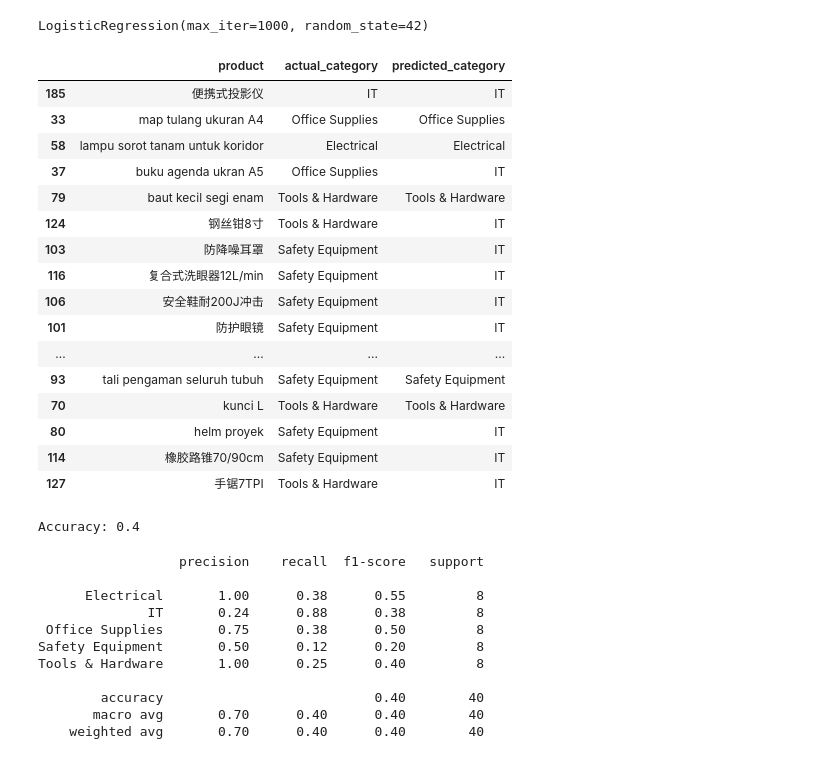
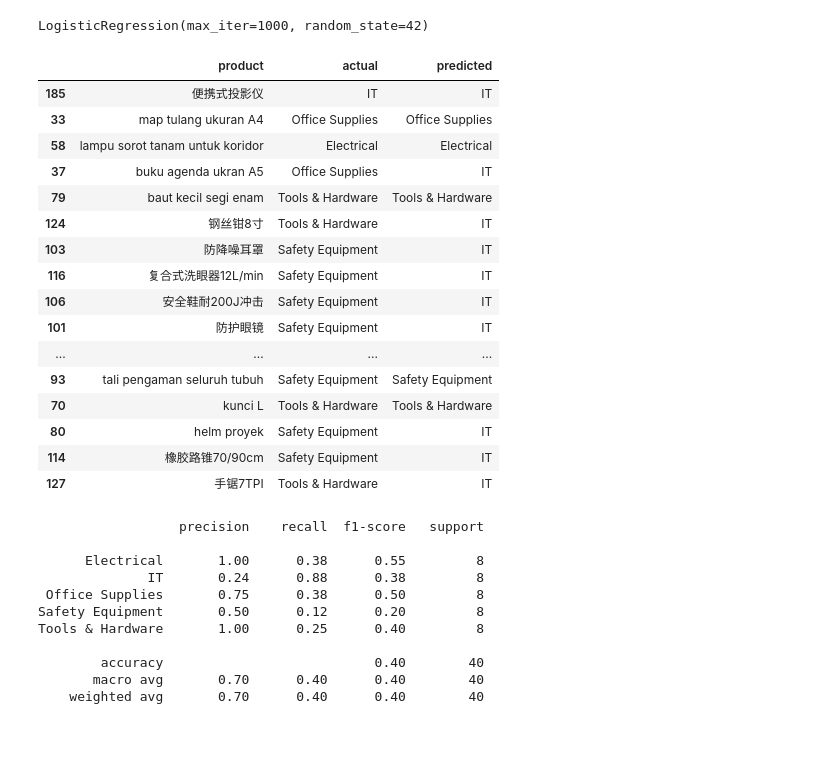
Before and after one commit to annisatzky-tech/chinese-indonesian-product-classification, a Jupyter notebook: notebooks/02_baseline_model.ipynb, the cells around one changed output. Drawn from its saved outputs; the diff is of its cells as text; code cells hidden in the pictures.

```diff
--- a/notebooks/02_baseline_model.ipynb
+++ b/notebooks/02_baseline_model.ipynb
@@ -58,13 +57,13 @@ y_pred = model.predict(x_test_tfidf)
 # %%
 results = pd.DataFrame({
     'product': x_test,
-    'actual_category': y_test,
-    'predicted_category': y_pred
+    'actual': y_test,
+    'predicted': y_pred
 })
 
 results
 # %% [output]
-|  | product | actual_category | predicted_category |
+|  | product | actual | predicted |
 | 185 | 便携式投影仪 | IT | IT |
 | 33 | map tulang ukuran A4 | Office Supplies | Office Supplies |
 | 58 | lampu sorot tanam untuk koridor | Electrical | Electrical |
@@ -81,12 +80,6 @@ results
 | 80 | helm proyek | Safety Equipment | IT |
 | 114 | 橡胶路锥70/90cm | Safety Equipment | IT |
 | 127 | 手锯7TPI | Tools & Hardware | IT |
-# %%
-accuracy = accuracy_score(y_test, y_pred)
-
-print('Accuracy:', accuracy)
-# %% [output]
-Accuracy: 0.4
 # %%
 print(classification_report(y_test, y_pred))
 # %% [output]
```
Also changed, not shown: parts of 3 cells of this notebook.
